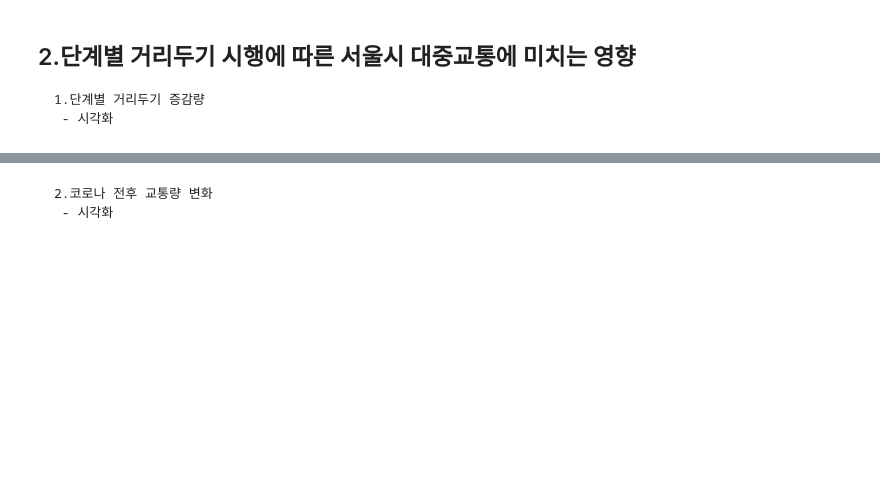
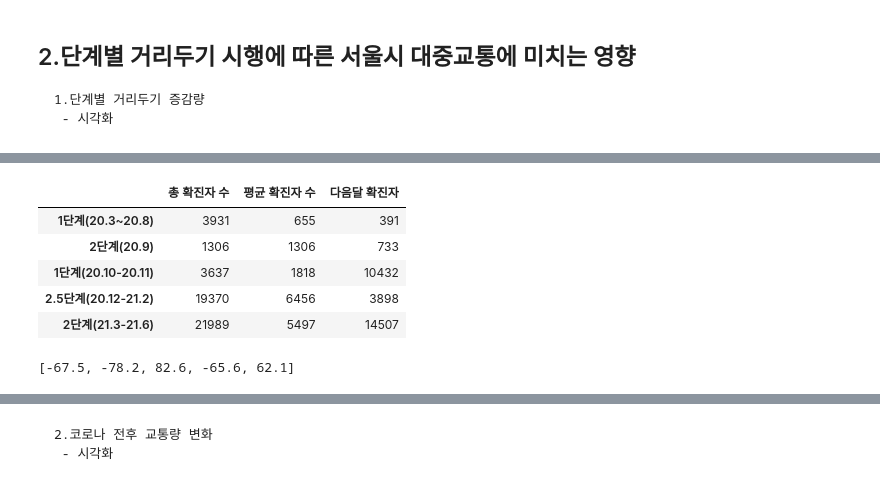
Before and after one commit to JSIncognito/critical_shoot_project, a Jupyter notebook: 01.source/03.시각화/team_project_frame.ipynb, the cells around one changed output, grey strips where cells are left out. Saved outputs shown, nothing was run; the diff lists cells and outputs as text; code cells hidden in the pictures; blank space fills up the shorter version.

```diff
--- a/01.source/03.시각화/team_project_frame.ipynb
+++ b/01.source/03.시각화/team_project_frame.ipynb
@@ -139,7 +148,8 @@ import datetime
 # %%
 #%%
 
-path = "C:/Users/NaEunSu/critical_shoot_project/01.source/01.데이터가공/02.데이터/"
+path = "C:/Users/user/Desktop/critical_shoot_project/01.source/01.데이터가공/02.데이터/"
+path_2 ='C:/Users/user/Desktop/critical_shoot_project/02.team_project_data/'
 
 covid_step = pd.read_excel(path+"covid19(단계별).xlsx")
 covid_month = pd.read_excel(path+"covid19(월별확진자).xlsx")
@@ -255,9 +323,15 @@ fig = px.bar(covid_df, x="Month", y='Number of Coronic',color = "Step")
 fig
 # %%
 #%%
-
-covid_step = pd.read_csv("C:/Users/NaEunSu/covid_step.csv", index_col="Unnamed: 0")
+covid_step = pd.read_csv(path + "covid_step.csv", index_col="Unnamed: 0")
 covid_step
+# %% [output]
+|  | 총 확진자 수 | 평균 확진자 수 | 다음달 확진자 |
+| 1단계(20.3~20.8) | 3931 | 655 | 391 |
+| 2단계(20.9) | 1306 | 1306 | 733 |
+| 1단계(20.10-20.11) | 3637 | 1818 | 10432 |
+| 2.5단계(20.12-21.2) | 19370 | 6456 | 3898 |
+| 2단계(21.3-21.6) | 21989 | 5497 | 14507 |
 # %%
 #%%
 
@@ -277,6 +351,8 @@ step_updown=[
             round((b[4] - a[4])/b[4] * 100,1)
 ]
 step_updown
+# %% [output]
+[-67.5, -78.2, 82.6, -65.6, 62.1]
 # %%
 #%%
 
```
Also changed, not shown: parts of 15 cells of this notebook.
